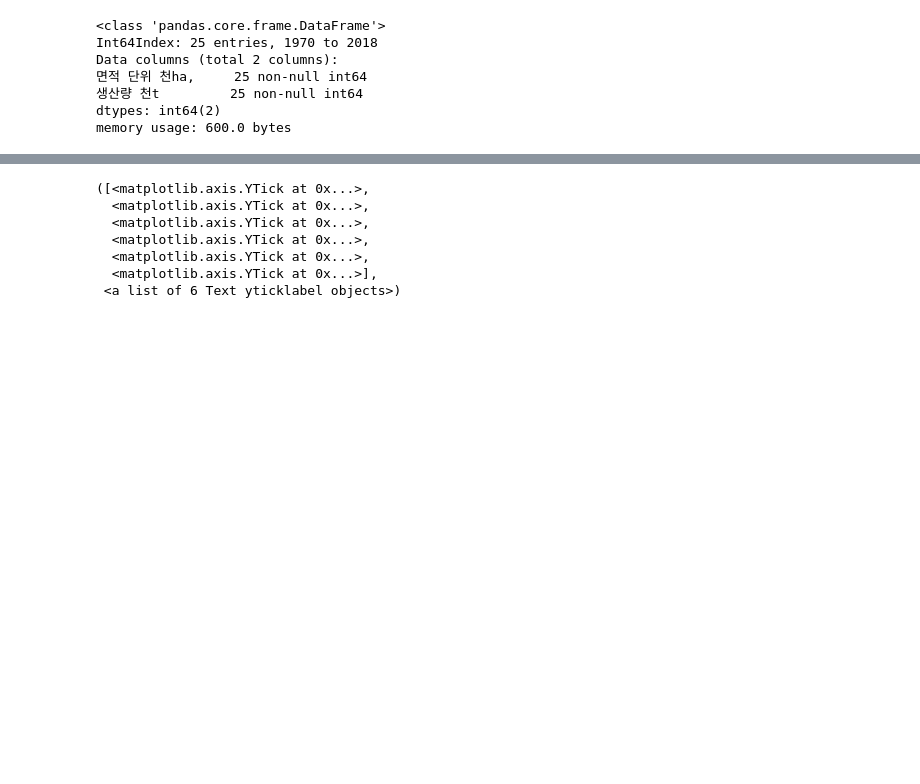
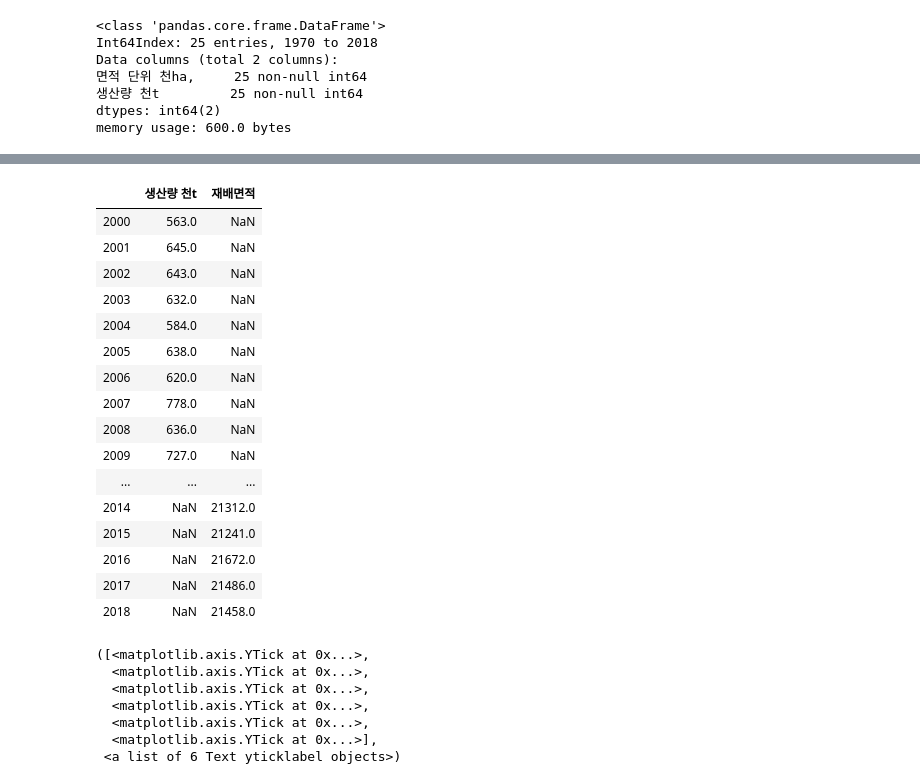
Before and after one commit to Joonyeong97/Jeju_Analysis_Project, a Jupyter notebook: 1. 시각화.ipynb, the cells around one changed output, grey strips where cells are left out. Drawn from its saved outputs; the diff is of its cells as text; code cells hidden in the pictures; blank space fills up the shorter version.

```diff
--- a/1. 시각화.ipynb
+++ b/1. 시각화.ipynb
@@ -66,2 +132,23 @@ memory usage: 600.0 bytes
+# %%
+data=pd.concat([cle_proc, area], ignore_index=False, axis=1)
+data
+# %% [output]
+|  | 생산량 천t | 재배면적 |
+| 2000 | 563.0 | NaN |
+| 2001 | 645.0 | NaN |
+| 2002 | 643.0 | NaN |
+| 2003 | 632.0 | NaN |
+| 2004 | 584.0 | NaN |
+| 2005 | 638.0 | NaN |
+| 2006 | 620.0 | NaN |
+| 2007 | 778.0 | NaN |
+| 2008 | 636.0 | NaN |
+| 2009 | 727.0 | NaN |
+| ... | ... | ... |
+| 2014 | NaN | 21312.0 |
+| 2015 | NaN | 21241.0 |
+| 2016 | NaN | 21672.0 |
+| 2017 | NaN | 21486.0 |
+| 2018 | NaN | 21458.0 |
 # %%
 # 면적그래프 그리기
```
Also changed, not shown: parts of 8 cells of this notebook, 1 other file.
